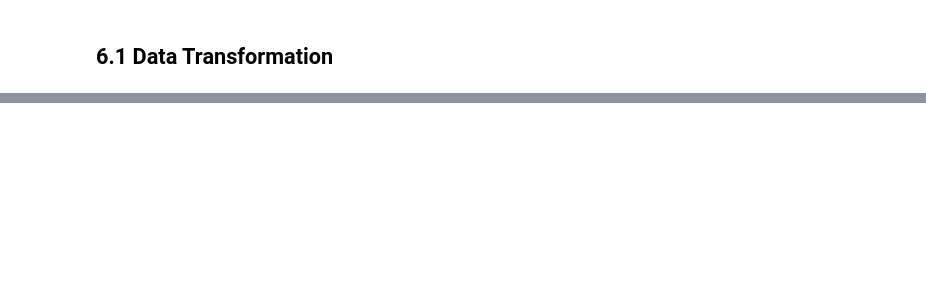
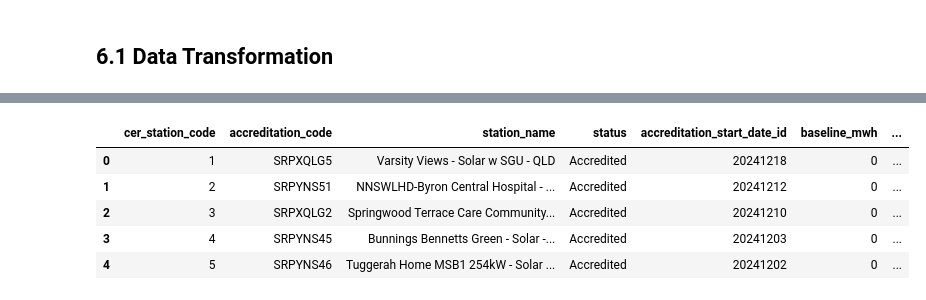
Before and after one commit to mnaufaldr01/de-assignment-1, a Jupyter notebook: assignment1.ipynb, the cells around one changed output, grey strips where cells are left out. Drawn from its saved outputs; the diff is of its cells as text; code cells hidden in the pictures; blank space fills up the shorter version.

```diff
--- a/assignment1.ipynb
+++ b/assignment1.ipynb
@@ -1293,24 +1341,60 @@ dim_time.head()
 # %%
 # Transform power station data from CER for loading into the dim_cer_station table
 # Query the table and set it into a DataFrame
 query = """
     SELECT *
     FROM spatial_power_stations_data
 """
 
 # Access the tables and load into a single DataFrame
 cer_df = pd.read_sql(query, con=db_engine)
 
 # Filter out rows with NaN in 'power_station_name' to avoid issues with composite_key
 cer_df = cer_df[cer_df['power_station_name'].notna()]
 
 # Create a unique combination of 'accreditation_code' and 'power_station_name'
 cer_df['composite_key'] = cer_df['power_station_name'].str.cat(
     cer_df['accreditation_code'].fillna('A station_'), sep="_"
 )
 
 # Get unique combinations of the composite key
 unique_combinations = cer_df['composite_key'].drop_duplicates()
 
-# Display the unique combinations
-cer_df
+# Assign sequential IDs to each unique combination
+location_id_mapping = pd.Series(range(1, len(unique_combinations) + 1), index=unique_combinations).to_dict()
+
+# Map the location_id back to the original DataFrame based on the composite key
+cer_df['cer_station_code'] = cer_df['composite_key'].map(location_id_mapping)
+
+# Create time_id (in YYYYMMDD format) for accreditation_start_date and comitted_id, leaving NaN as null
+cer_df['accreditation_start_date_id'] = cer_df['accreditation_start_date'].apply(
+    lambda x: x.strftime('%Y%m%d') if pd.notna(x) else np.nan
+).astype('Int64')
+
+cer_df['committed_date_id'] = cer_df['committed_date'].apply(
+    lambda x: x.strftime('%Y%m%d') if pd.notna(x) else np.nan
+).astype('Int64')
+
+# Now, merge cer_df with dim_fuel to get the fuel_id based on fuel_sources (fuel_name)
+cer_df = cer_df.merge(dim_fuel, how='left', left_on='fuel_sources', right_on='fuel_name')
+
+# Drop the 'fuel_name' and 'fuel_sources' column as it's no longer needed
+cer_df = cer_df.drop(columns=['fuel_name', 'fuel_sources'])
+
+# Rename the columns
+cer_df = cer_df.rename(columns={
+    'spatial_id': 'location_id',
+    'power_station_name': 'station_name'
+})
+
+# Reorder columns to match desired structure for dim_time
+dim_cer_station = cer_df[['cer_station_code', 'accreditation_code', 'station_name', 'status', 'accreditation_start_date_id', 'baseline_mwh', 'installed_capacity', 'committed_date_id', 'suspension_status', 'fuel_id', 'location_id']]
+
+dim_cer_station.head()
+# %% [output]
+|  | cer_station_code | accreditation_code | station_name | status | accreditation_start_date_id | baseline_mwh | ... |
+| 0 | 1 | SRPXQLG5 | Varsity Views - Solar w SGU - QLD | Accredited | 20241218 | 0 | ... |
+| 1 | 2 | SRPYNS51 | NNSWLHD-Byron Central Hospital - ... | Accredited | 20241212 | 0 | ... |
+| 2 | 3 | SRPXQLG2 | Springwood Terrace Care Community... | Accredited | 20241210 | 0 | ... |
+| 3 | 4 | SRPYNS45 | Bunnings Bennetts Green - Solar -... | Accredited | 20241203 | 0 | ... |
+| 4 | 5 | SRPYNS46 | Tuggerah Home MSB1 254kW - Solar ... | Accredited | 20241202 | 0 | ... |
```
Also changed, not shown: parts of 11 cells of this notebook.
